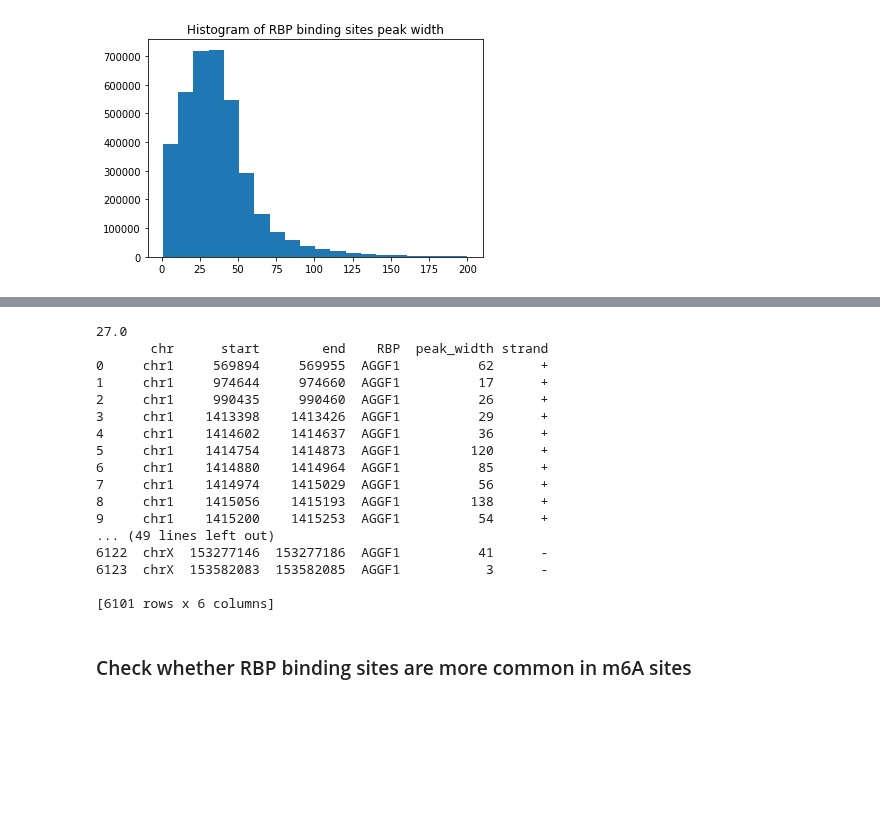
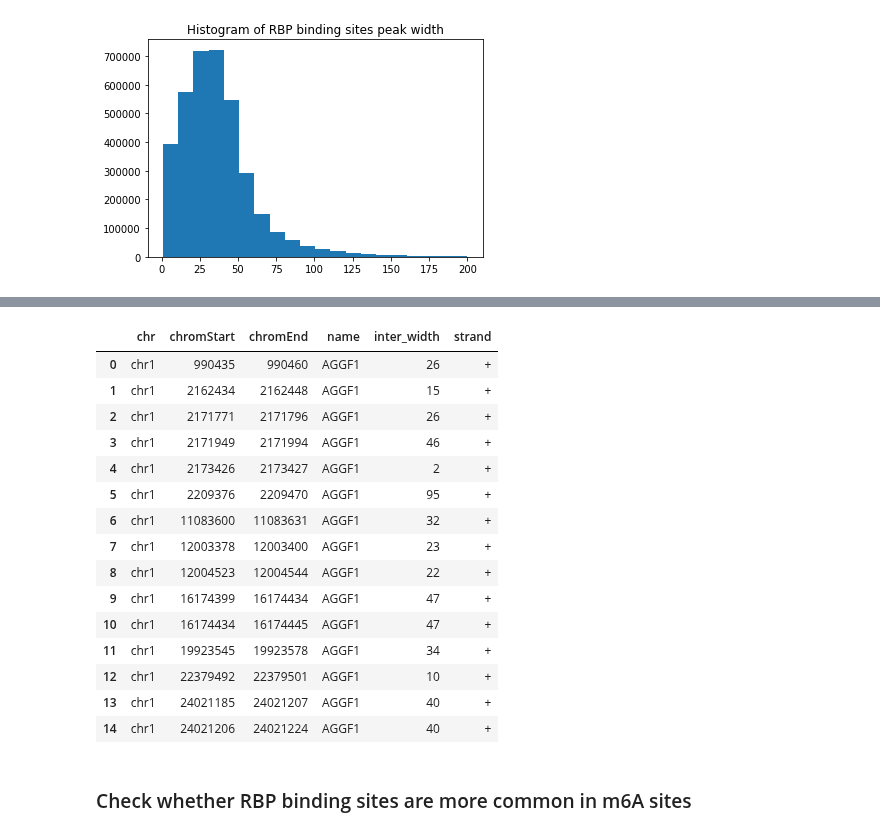
Before and after one commit to xinhe-lab/m6A-ASE, a Jupyter notebook: peaks.ipynb, the cells around one changed output, grey strips where cells are left out. Cells and saved outputs as stored; diff of their text form; code cells hidden in the pictures; blank space fills up the shorter version.

```diff
--- a/peaks.ipynb
+++ b/peaks.ipynb
@@ -60,0 +69,3 @@ plt.show()
+# %%
+peaks_intersect = pd.read_table(input_intersect_peak, header = None,
+                                names = ["chr", "chromStart", "chromEnd", "name", "inter_width", "strand"])
@@ -61 +75,21 @@ plt.show()
+# %%
+peaks_intersect.head(15)
+# count
+# %% [output]
+|  | chr | chromStart | chromEnd | name | inter_width | strand |
+| 0 | chr1 | 990435 | 990460 | AGGF1 | 26 | + |
+| 1 | chr1 | 2162434 | 2162448 | AGGF1 | 15 | + |
+| 2 | chr1 | 2171771 | 2171796 | AGGF1 | 26 | + |
+| 3 | chr1 | 2171949 | 2171994 | AGGF1 | 46 | + |
+| 4 | chr1 | 2173426 | 2173427 | AGGF1 | 2 | + |
+| 5 | chr1 | 2209376 | 2209470 | AGGF1 | 95 | + |
+| 6 | chr1 | 11083600 | 11083631 | AGGF1 | 32 | + |
+| 7 | chr1 | 12003378 | 12003400 | AGGF1 | 23 | + |
+| 8 | chr1 | 12004523 | 12004544 | AGGF1 | 22 | + |
+| 9 | chr1 | 16174399 | 16174434 | AGGF1 | 47 | + |
+| 10 | chr1 | 16174434 | 16174445 | AGGF1 | 47 | + |
+| 11 | chr1 | 19923545 | 19923578 | AGGF1 | 34 | + |
+| 12 | chr1 | 22379492 | 22379501 | AGGF1 | 10 | + |
+| 13 | chr1 | 24021185 | 24021207 | AGGF1 | 40 | + |
+| 14 | chr1 | 24021206 | 24021224 | AGGF1 | 40 | + |
 # %%
@@ -112,28 +146,6 @@ for name in RBP_eg:
     writer = pd.ExcelWriter(f"{path}/output/{name}.xlsx")
     m6A_RBP.sort_values(by = ["chr", "name", "m6A_peak_index"]).set_index(["RBP", "m6A_peak_index"]).to_excel(writer, 'Sheet1')
     writer.save()
-# %%
-for RBP in RBP_name[:1]:
-    print (np.median(RBP_binding_sites[RBP_binding_sites["RBP"] == RBP]["peak_width"].tolist()))
-    print (RBP_binding_sites[RBP_binding_sites["RBP"] == RBP])
-# %% [output]
-27.0
-       chr      start        end    RBP  peak_width strand
-0     chr1     569894     569955  AGGF1          62      +
-1     chr1     974644     974660  AGGF1          17      +
-2     chr1     990435     990460  AGGF1          26      +
-3     chr1    1413398    1413426  AGGF1          29      +
-4     chr1    1414602    1414637  AGGF1          36      +
-5     chr1    1414754    1414873  AGGF1         120      +
-6     chr1    1414880    1414964  AGGF1          85      +
-7     chr1    1414974    1415029  AGGF1          56      +
-8     chr1    1415056    1415193  AGGF1         138      +
-9     chr1    1415200    1415253  AGGF1          54      +
-... (49 lines left out)
-6122  chrX  153277146  153277186  AGGF1          41      -
-6123  chrX  153582083  153582085  AGGF1           3      -
-
-[6101 rows x 6 columns]
 # %% [markdown]
 ### Check whether RBP binding sites are more common in m6A sites
 # %%
```
Also changed, not shown: parts of 14 cells of this notebook.
